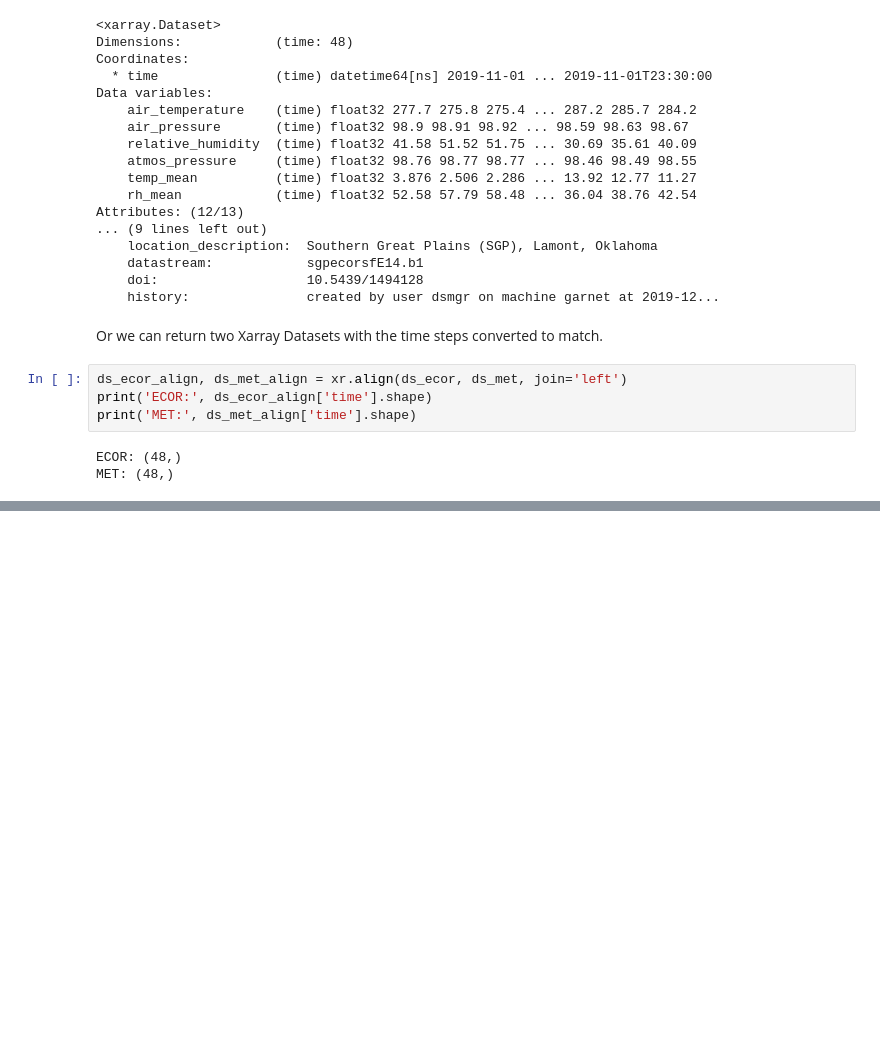
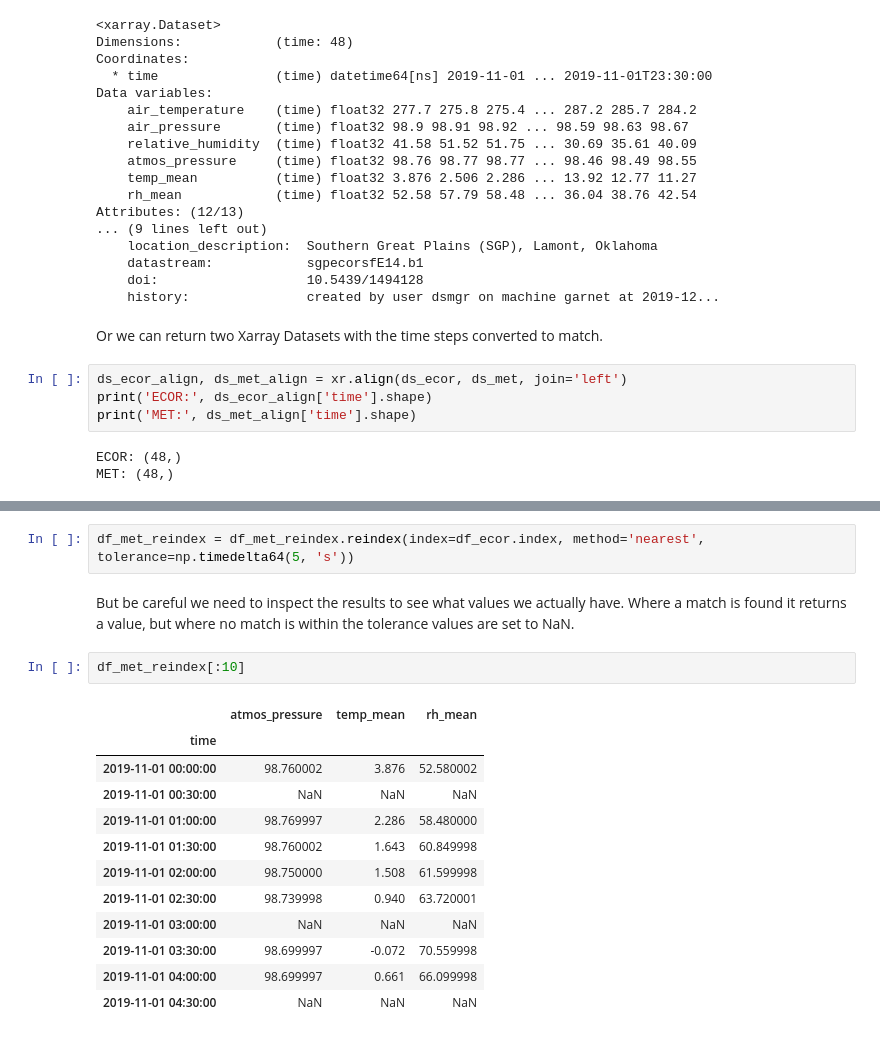
Before and after one commit to kenkehoe/AtmosphericPythonCourse, a Jupyter notebook: examples/Examples.ipynb, the cells around one changed output, grey strips where cells are left out. Cells and saved outputs as stored; diff of their text form; blank space fills up the shorter version.

```diff
--- a/examples/Examples.ipynb
+++ b/examples/Examples.ipynb
@@ -176,0 +216,19 @@ MET: (48,)
+# %%
+df_met_reindex = df_met_reindex.reindex(index=df_ecor.index, method='nearest', tolerance=np.timedelta64(5, 's'))
+# %% [markdown]
+But be careful we need to inspect the results to see what values we actually have. Where a match is found it returns a value, but where no match is within the tolerance values are set to NaN.
+# %%
+df_met_reindex[:10]
+# %% [output]
+|  | atmos_pressure | temp_mean | rh_mean |
+| time |  |  |  |
+| 2019-11-01 00:00:00 | 98.760002 | 3.876 | 52.580002 |
+| 2019-11-01 00:30:00 | NaN | NaN | NaN |
+| 2019-11-01 01:00:00 | 98.769997 | 2.286 | 58.480000 |
+| 2019-11-01 01:30:00 | 98.760002 | 1.643 | 60.849998 |
+| 2019-11-01 02:00:00 | 98.750000 | 1.508 | 61.599998 |
+| 2019-11-01 02:30:00 | 98.739998 | 0.940 | 63.720001 |
+| 2019-11-01 03:00:00 | NaN | NaN | NaN |
+| 2019-11-01 03:30:00 | 98.699997 | -0.072 | 70.559998 |
+| 2019-11-01 04:00:00 | 98.699997 | 0.661 | 66.099998 |
+| 2019-11-01 04:30:00 | NaN | NaN | NaN |
```
Also changed, not shown: parts of 8 cells of this notebook, 1 other file.
